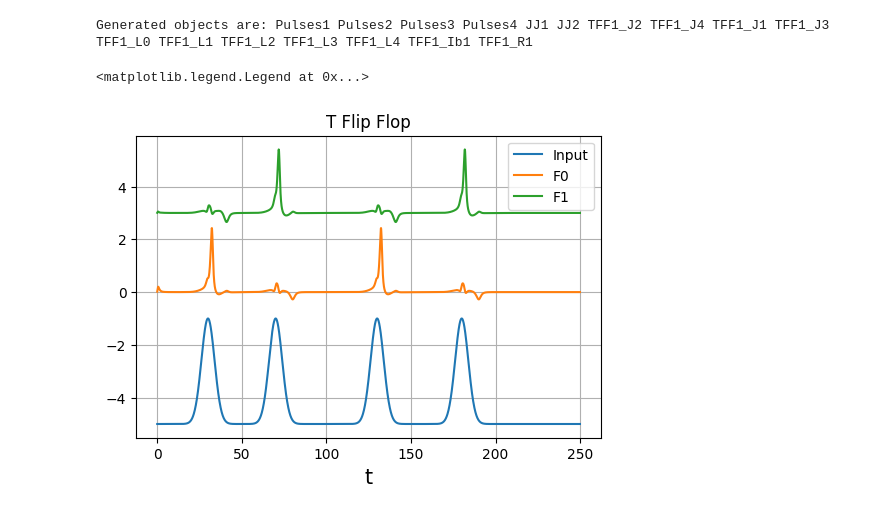
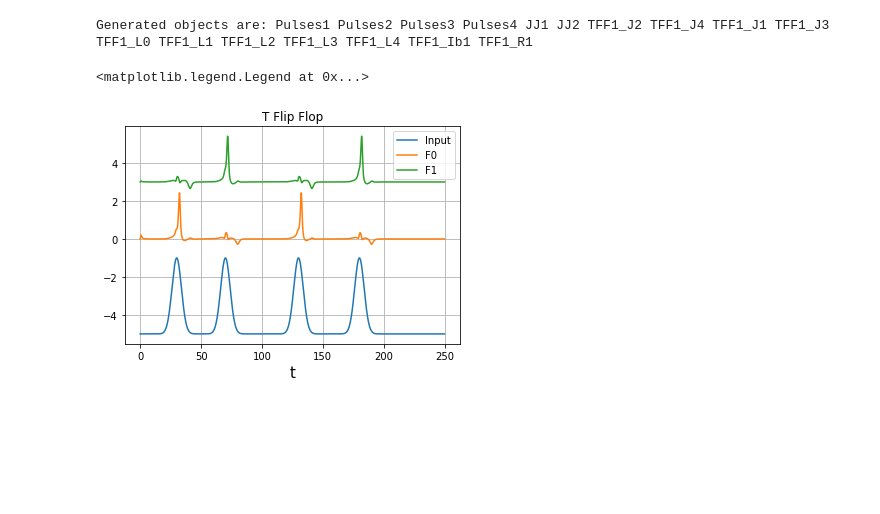
Before and after one commit to gausseuler60/SymSC_Python, a Jupyter notebook: Test_Elements.ipynb, the cells around one changed output. Cells and saved outputs as stored; diff of their text form; code cells hidden in the pictures; blank space fills up the shorter version.

```diff
--- a/Test_Elements.ipynb
+++ b/Test_Elements.ipynb
@@ -530,19 +535,19 @@ Generated objects are: Pulses1 Pulses2 Pulses3 Pulses4 JJ1 JJ2 TFF1_J2 TFF1_J4 T
 # %%
 V_out_1 = J_A.get_data("V",t,sol);
 V_out_2 = J_B.get_data("V",t,sol);
 
 input_signal = A_1.get_data("I", t, sol)+B_1.get_data("I", t, sol)+A_2.get_data("I", t, sol)+B_2.get_data("I", t, sol);
 
-fig, ax = plt.subplots(dpi=100)
+fig, ax = plt.subplots()
 plt.title('T Flip Flop')
 plt.xlabel('t',fontsize=15)
 
 ax.grid('on')
 ax.plot(t,input_signal-5)
 ax.plot(t,V_out_1)
 ax.plot(t,V_out_2+3)
 
 ax.legend(['Input','F0', 'F1'],loc='upper right')
 # %% [output]
 <matplotlib.legend.Legend at 0x...>
-[figure, old version]
+[figure, new version]
```
Also changed, not shown: parts of 8 cells of this notebook, 3 other files.
